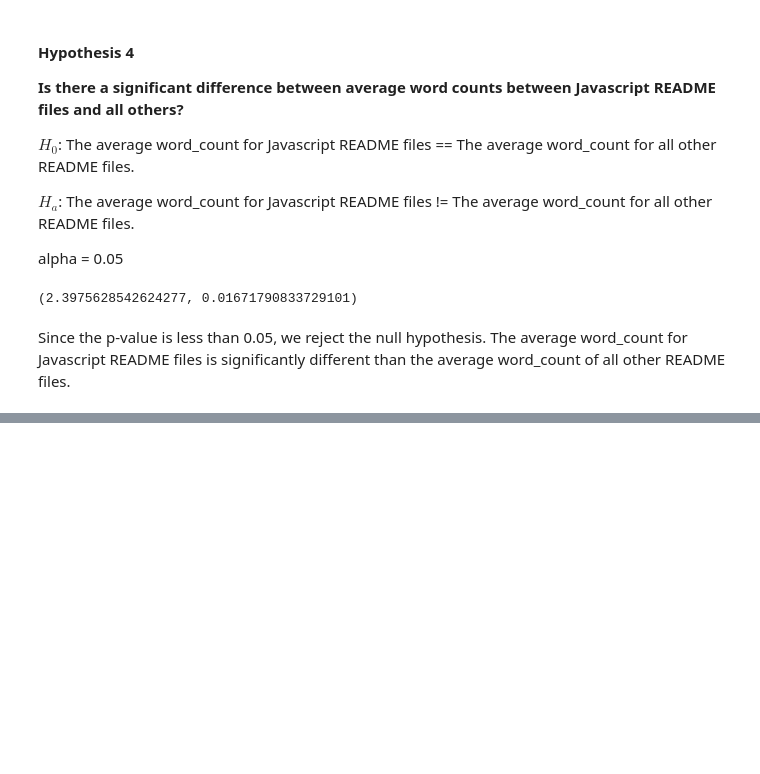
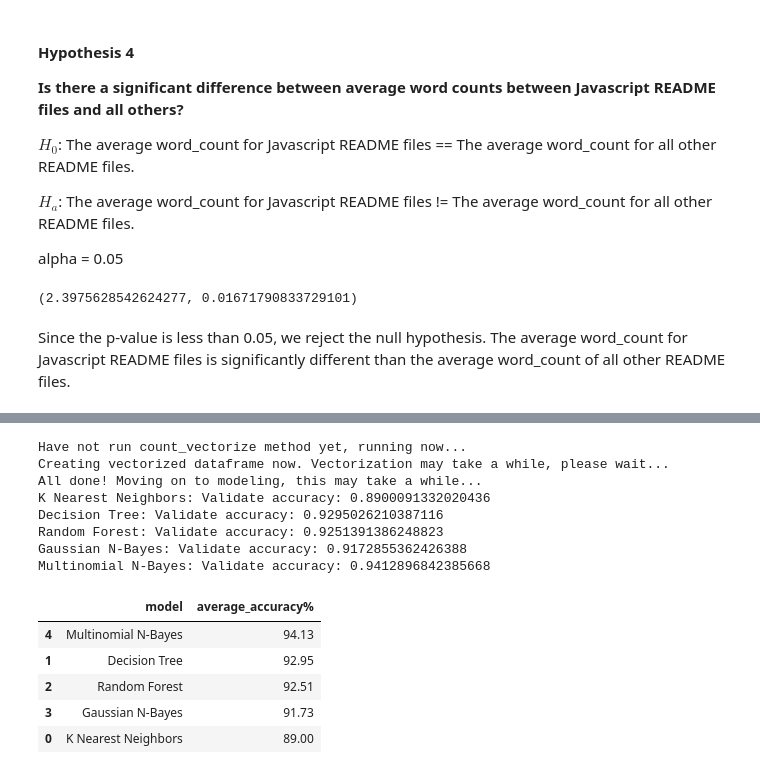
Before and after one commit to Codeup-NLP-Project/NLP-Project, a Jupyter notebook: final_report.ipynb, the cells around one changed output, grey strips where cells are left out. Saved outputs shown, nothing was run; the diff lists cells and outputs as text; code cells hidden in the pictures; blank space fills up the shorter version.

Commit message:
Added modeling to final notebook

```diff
--- a/final_report.ipynb
+++ b/final_report.ipynb
@@ -271,0 +281,13 @@ Since the p-value is less than 0.05, we reject the null hypothesis. The average
+# %%
+# Names of chosen classifiers in a list
+names = ['K Nearest Neighbors', 'Decision Tree', 'Random Forest',
+         'Gaussian N-Bayes', 'Multinomial N-Bayes']
+
+# Classifiers themselves in a list
+classifiers = [
+    KNeighborsClassifier(n_neighbors = 6),
+    DecisionTreeClassifier(max_depth = 7),
+    RandomForestClassifier(n_estimators = 10),
+    GaussianNB(),
+    MultinomialNB(alpha = .5)
+    ]
@@ -271,0 +296,3 @@ Since the p-value is less than 0.05, we reject the null hypothesis. The average
+# %%
+# Create model object from class
+model_obj = NLP_model(df, classifiers, names, lang = 'JavaScript')
@@ -271,0 +309,19 @@ Since the p-value is less than 0.05, we reject the null hypothesis. The average
+# %%
+# Metrics attribute will preform cross validation and return average score of each classifier type
+metric_df = model_obj.metrics(splits = 10)
+metric_df
+# %% [output]
+Have not run count_vectorize method yet, running now...
+Creating vectorized dataframe now. Vectorization may take a while, please wait...
+All done! Moving on to modeling, this may take a while...
+K Nearest Neighbors: Validate accuracy: 0.8900091332020436
+Decision Tree: Validate accuracy: 0.9295026210387116
+Random Forest: Validate accuracy: 0.9251391386248823
+Gaussian N-Bayes: Validate accuracy: 0.9172855362426388
+Multinomial N-Bayes: Validate accuracy: 0.9412896842385668
+|  | model | average_accuracy% |
+| 4 | Multinomial N-Bayes | 94.13 |
+| 1 | Decision Tree | 92.95 |
+| 2 | Random Forest | 92.51 |
+| 3 | Gaussian N-Bayes | 91.73 |
+| 0 | K Nearest Neighbors | 89.00 |
```
Also changed, not shown: parts of 10 cells of this notebook.
